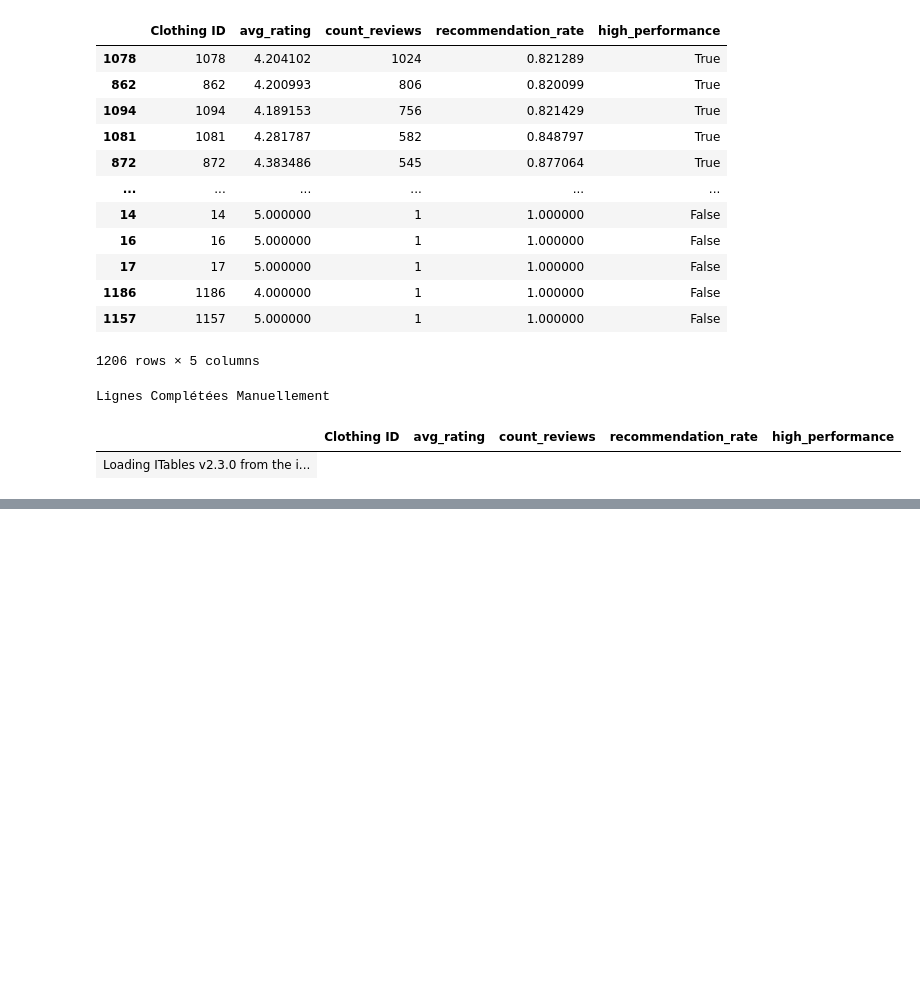
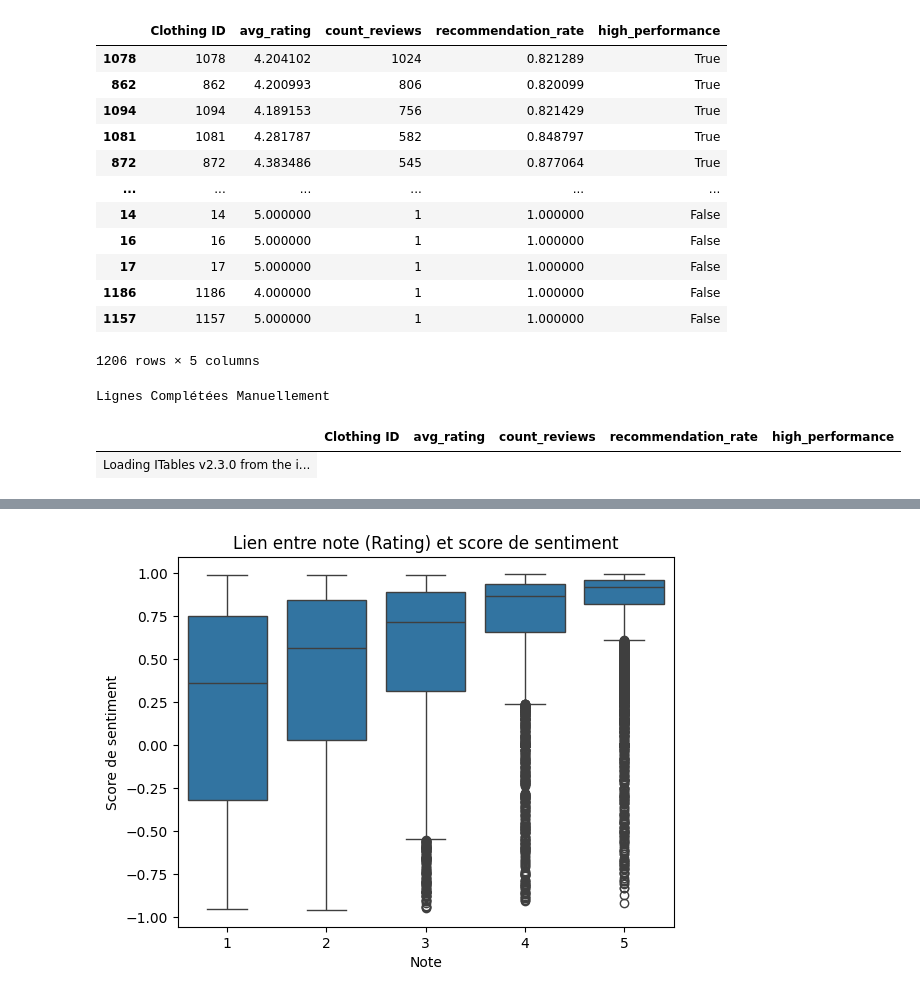
Before and after one commit to stephene369/MentorBiProject-2, a Jupyter notebook: main.ipynb, the cells around one changed output, grey strips where cells are left out. Saved outputs shown, nothing was run; the diff lists cells and outputs as text; code cells hidden in the pictures; blank space fills up the shorter version.

```diff
--- a/main.ipynb
+++ b/main.ipynb
@@ -366,0 +676,8 @@ Lignes Complétées Manuellement
+# %%
+sns.boxplot(x='Rating', y='sentiment_score', data=df)
+plt.title("Lien entre note (Rating) et score de sentiment")
+plt.xlabel("Note")
+plt.ylabel("Score de sentiment")
+plt.show()
+# %% [output]
+[figure, added]
```
Also changed, not shown: parts of 53 cells of this notebook, 2 other files.
